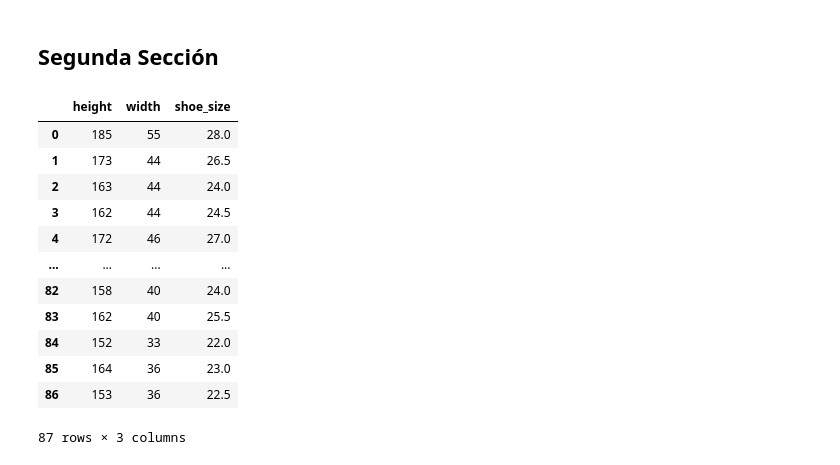
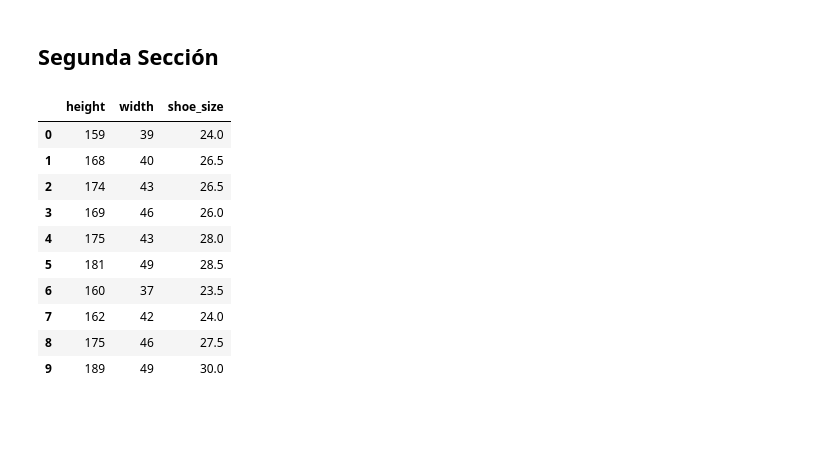
Before and after one commit to Roi-flores13/proyecto-_optima, a Jupyter notebook: predictor_altura.ipynb, the cells around one changed output. Saved outputs shown, nothing was run; the diff lists cells and outputs as text; code cells hidden in the pictures; blank space fills up the shorter version.

```diff
--- a/predictor_altura.ipynb
+++ b/predictor_altura.ipynb
@@ -755,22 +753,20 @@ X does not have valid feature names, but StandardScaler was fitted with feature
 # %% [markdown]
 ## Segunda Sección
 # %%
-df_prueba = pd.read_csv("datos_gente_1.csv")
+df_prueba = pd.read_csv("test examen.csv")
 df_prueba
 # %% [output]
 |  | height | width | shoe_size |
-| 0 | 185 | 55 | 28.0 |
-| 1 | 173 | 44 | 26.5 |
-| 2 | 163 | 44 | 24.0 |
-| 3 | 162 | 44 | 24.5 |
-| 4 | 172 | 46 | 27.0 |
-| ... | ... | ... | ... |
-| 82 | 158 | 40 | 24.0 |
-| 83 | 162 | 40 | 25.5 |
-| 84 | 152 | 33 | 22.0 |
-| 85 | 164 | 36 | 23.0 |
-| 86 | 153 | 36 | 22.5 |
+| 0 | 159 | 39 | 24.0 |
+| 1 | 168 | 40 | 26.5 |
+| 2 | 174 | 43 | 26.5 |
+| 3 | 169 | 46 | 26.0 |
+| 4 | 175 | 43 | 28.0 |
+| 5 | 181 | 49 | 28.5 |
+| 6 | 160 | 37 | 23.5 |
+| 7 | 162 | 42 | 24.0 |
+| 8 | 175 | 46 | 27.5 |
+| 9 | 189 | 49 | 30.0 |
-87 rows × 3 columns
 # %%
 class segunda_seccion():
 
```
Also changed, not shown: parts of 25 cells of this notebook.
